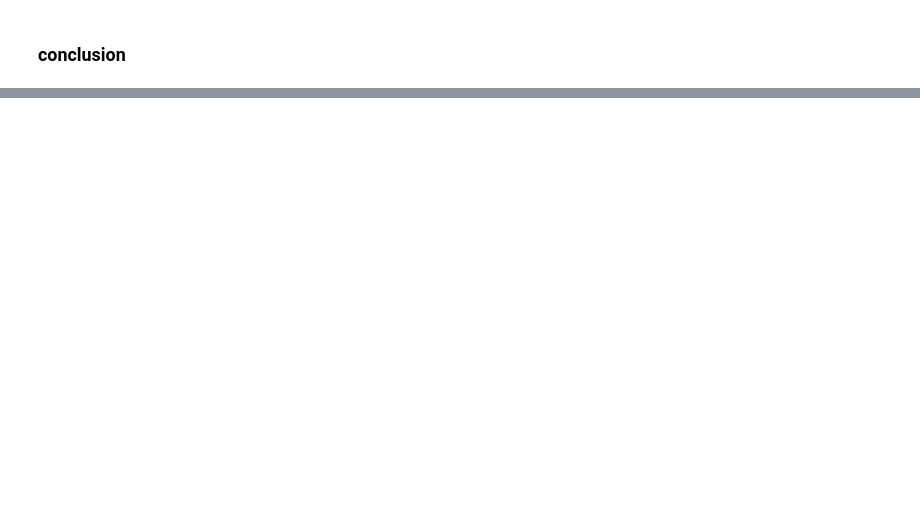
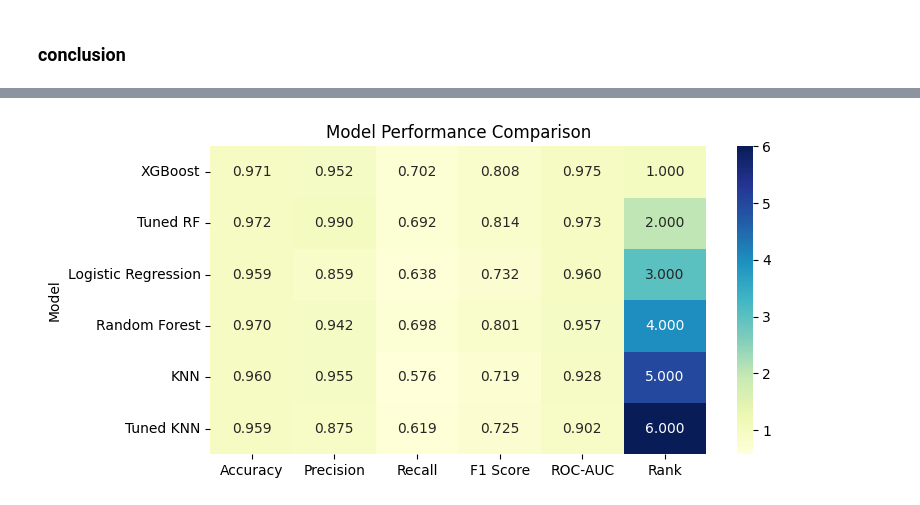
Before and after one commit to mosijituo049/diabetes_prediction, a Jupyter notebook: notebooks/models_evaluation.ipynb, the cells around one changed output, grey strips where cells are left out. Drawn from its saved outputs; the diff is of its cells as text; code cells hidden in the pictures; blank space fills up the shorter version.

```diff
--- a/notebooks/models_evaluation.ipynb
+++ b/notebooks/models_evaluation.ipynb
@@ -206,0 +226,7 @@ roc_auc_score: 0.9727133371094296
+# %%
+smote_tuned_rf_y_pred = models['tuned_random_forest_smote'].predict(X_test)
+
+smote_tuned_rf_prob = models['tuned_random_forest_smote'].predict_proba(X_test)[:,1]
+
+print(classification_report(y_test, smote_tuned_rf_y_pred))
+print("roc_auc_score:",roc_auc_score(y_test, smote_tuned_rf_prob))
@@ -226,0 +307,7 @@ roc_auc_score: 0.975440568863081
+# %%
+knn_y_pred = models['knn'].predict(X_test)
+
+knn_prob = models['knn'].predict_proba(X_test)[:, 1]
+
+print(classification_report(y_test, knn_y_pred))
+print("roc_auc_score:",roc_auc_score(y_test, knn_prob))
@@ -226,0 +327,7 @@ roc_auc_score: 0.975440568863081
+# %%
+tuned_knn_y_pred = models['tuned_knn'].predict(X_test)
+
+tuned_knn_prob = models['tuned_knn'].predict_proba(X_test)[:, 1]
+
+print(classification_report(y_test, tuned_knn_y_pred))
+print("roc_auc_score:",roc_auc_score(y_test, tuned_knn_prob))
@@ -338,0 +535,10 @@ plt.show()
+# %%
+comparison_df["Rank"] = (
+    comparison_df["ROC-AUC"]
+    .rank(ascending=False, method="dense")
+    .astype(int)
+)
+
+comparison_df = comparison_df.sort_values("Rank")
+
+comparison_df.round(4)
@@ -338,0 +555,15 @@ plt.show()
+# %%
+metrics_df = comparison_df.set_index("Model")
+
+plt.figure(figsize=(8,4))
+sns.heatmap(
+    metrics_df,
+    annot=True,
+    cmap="YlGnBu",
+    fmt=".3f"
+)
+
+plt.title("Model Performance Comparison")
+plt.show()
+# %% [output]
+[figure, added]
```
Also changed, not shown: parts of 15 cells of this notebook, 3 other files.
